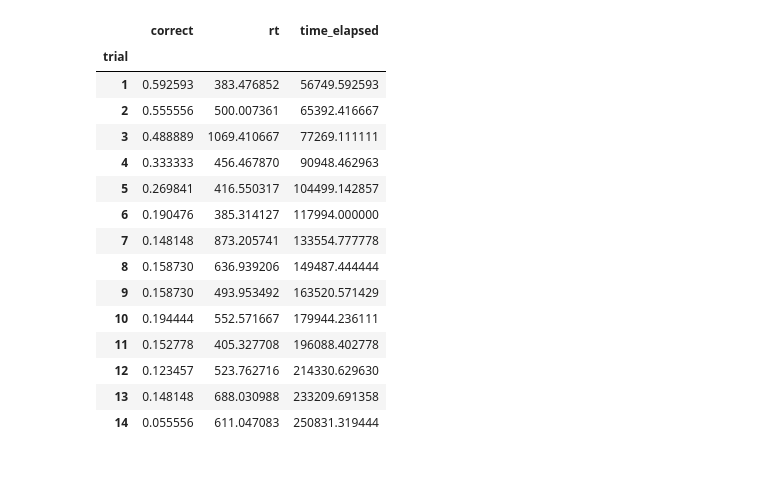
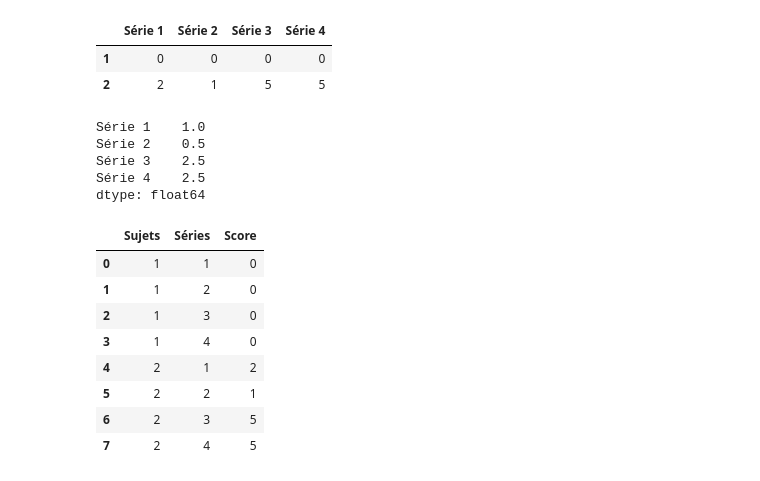
Before and after one commit to NeonSodium/TE_Cognitive_web, a Jupyter notebook: data/data.ipynb, the cells around one changed output. Drawn from its saved outputs; the diff is of its cells as text; code cells hidden in the pictures.

```diff
--- a/data/data.ipynb
+++ b/data/data.ipynb
@@ -70,20 +48,52 @@ dtype: int64
-# %%
-rt = df.groupby(level=1).mean()
-rt
-# %% [output]
-|  | correct | rt | time_elapsed |
-| trial |  |  |  |
-| 1 | 0.592593 | 383.476852 | 56749.592593 |
-| 2 | 0.555556 | 500.007361 | 65392.416667 |
-| 3 | 0.488889 | 1069.410667 | 77269.111111 |
-| 4 | 0.333333 | 456.467870 | 90948.462963 |
-| 5 | 0.269841 | 416.550317 | 104499.142857 |
-| 6 | 0.190476 | 385.314127 | 117994.000000 |
-| 7 | 0.148148 | 873.205741 | 133554.777778 |
-| 8 | 0.158730 | 636.939206 | 149487.444444 |
-| 9 | 0.158730 | 493.953492 | 163520.571429 |
-| 10 | 0.194444 | 552.571667 | 179944.236111 |
-| 11 | 0.152778 | 405.327708 | 196088.402778 |
-| 12 | 0.123457 | 523.762716 | 214330.629630 |
-| 13 | 0.148148 | 688.030988 | 233209.691358 |
-| 14 | 0.055556 | 611.047083 | 250831.319444 |
+# %%
+scores = []
+indexSujets = []
+nbSeries = 4
+for i in sujets['id_sujet']:
+    #print('Sujet', i)
+    series = []
+    indexSujets.append(i)
+    for j in range(nbSeries):
+        s = np.sum(f.scoring(df.xs(i).xs(j+1)))
+        series.append(s)
+    #print(series)
+    scores.append(series)
+scores = pd.DataFrame(scores, index=indexSujets, columns=['Série 1', 'Série 2', 'Série 3', 'Série 4'])
+scores
+# %% [output]
+|  | Série 1 | Série 2 | Série 3 | Série 4 |
+| 1 | 0 | 0 | 0 | 0 |
+| 2 | 2 | 1 | 5 | 5 |
+# %%
+scores.mean()
+# %% [output]
+Série 1    1.0
+Série 2    0.5
+Série 3    2.5
+Série 4    2.5
+dtype: float64
+# %%
+sujets_score = [[],[],[]]
+
+for i in sujets['id_sujet']:
+    series = []
+    indexSujets.append(i)
+    for j in range(nbSeries):
+        sujets_score[0].append(i)
+        sujets_score[1].append(j+1)
+        sujets_score[2].append(np.sum(f.scoring(df.xs(i).xs(j+1))))
+
+
+sujets_score = pd.DataFrame(sujets_score).transpose()
+sujets_score.columns = ['Sujets', 'Séries', 'Score']
+sujets_score
+# %% [output]
+|  | Sujets | Séries | Score |
+| 0 | 1 | 1 | 0 |
+| 1 | 1 | 2 | 0 |
+| 2 | 1 | 3 | 0 |
+| 3 | 1 | 4 | 0 |
+| 4 | 2 | 1 | 2 |
+| 5 | 2 | 2 | 1 |
+| 6 | 2 | 3 | 5 |
+| 7 | 2 | 4 | 5 |
```
Also changed, not shown: parts of 9 cells of this notebook, 2 other files.
